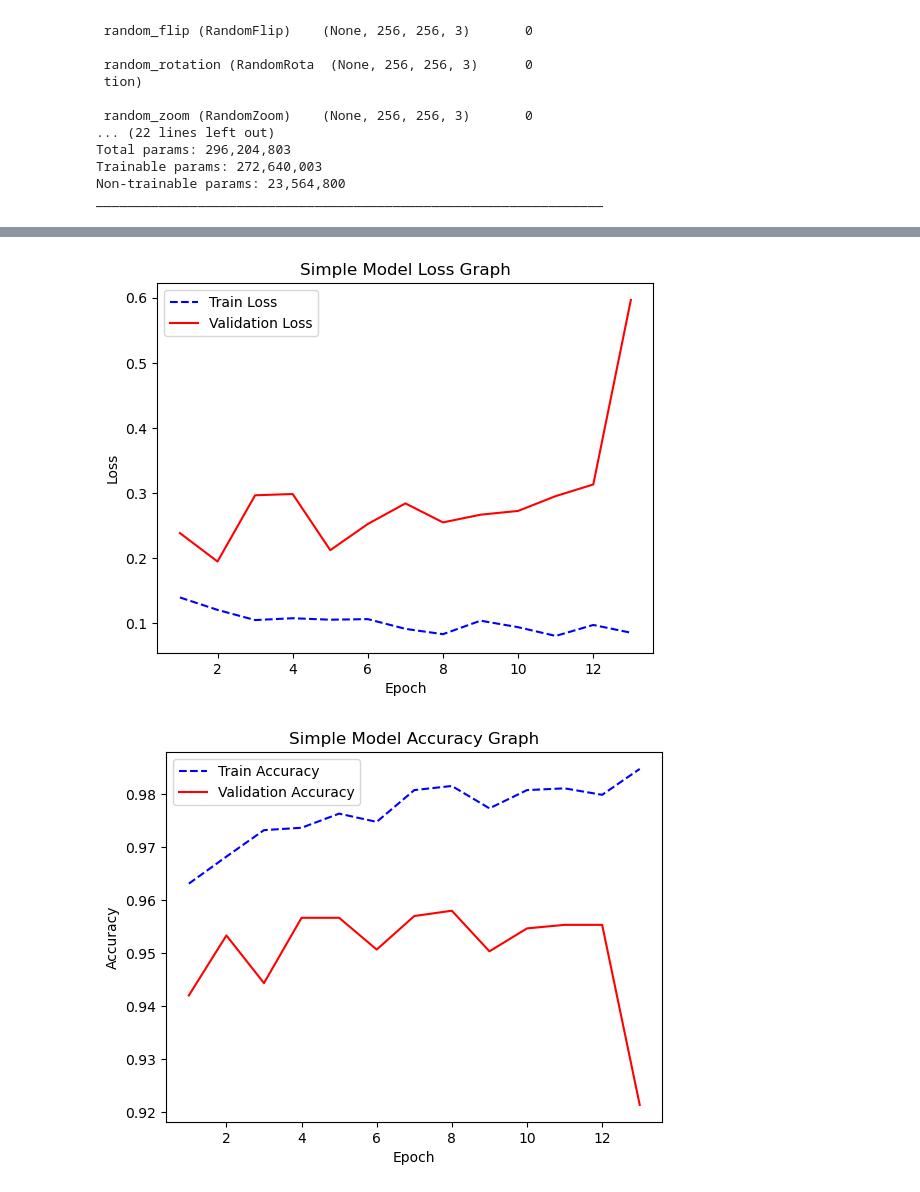
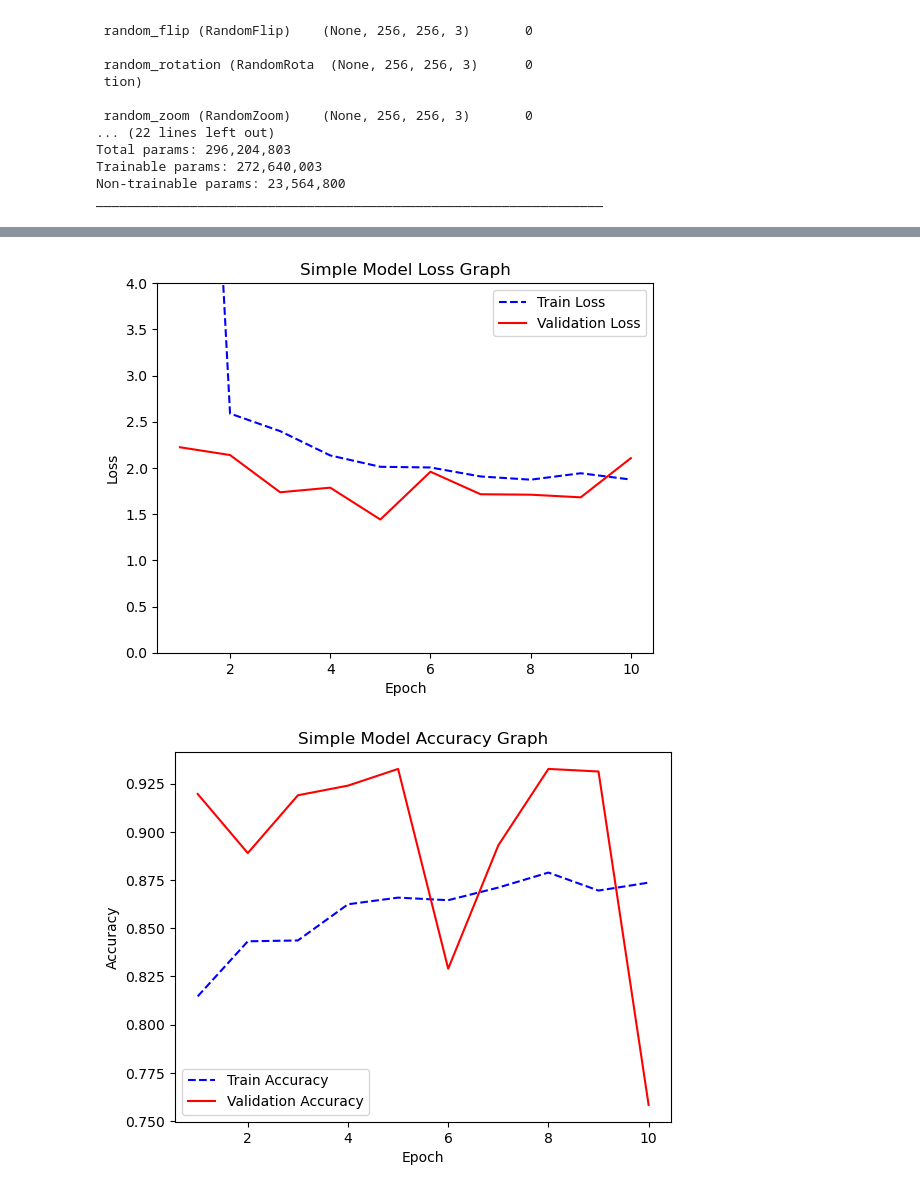
Before and after one commit to MinhyukWoo/keras_lecture, a Jupyter notebook: deep_learning_with_python/midterm/pretrained.ipynb, the cells around one changed output, grey strips where cells are left out. Cells and saved outputs as stored; diff of their text form; code cells hidden in the pictures.

Commit message:
Train midterm simple model and pretrained model

```diff
--- a/deep_learning_with_python/midterm/pretrained.ipynb
+++ b/deep_learning_with_python/midterm/pretrained.ipynb
@@ -109,7 +109,7 @@ def get_pretrained_model(image_size, resnetv2):
     x = tf.keras.layers.Dense(2048, activation="relu", kernel_regularizer="l2")(x)
     x = tf.keras.layers.Dropout(0.5)(x)
     x = tf.keras.layers.Dense(2048, activation="relu", kernel_regularizer="l2")(x)
-    model_out = tf.keras.layers.Dense(3, activation="softmax", kernel_regularizer="l2")(
+    model_out = tf.keras.layers.Dense(3, activation="softmax")(
         x
     )
     # Return model
@@ -165,11 +165,11 @@ class CustomSparseMAE(tf.keras.metrics.Metric):
 pretrained_model.compile(
     optimizer=tf.keras.optimizers.RMSprop(),
     loss=tf.keras.losses.SparseCategoricalCrossentropy(),
-    metrics=[tf.keras.metrics.SparseCategoricalAccuracy()],
+    metrics=[tf.keras.metrics.SparseCategoricalAccuracy(), CustomSparseMAE()],
 )
 # %%
 early_stopping = tf.keras.callbacks.EarlyStopping(
-    monitor="val_sparse_categorical_accuracy", patience=5
+    monitor="val_sparse_categorical_accuracy", patience=5, restore_best_weights=True
 )
 # %%
 prepretrained_model_history =pretrained_model.fit(
@@ -221,15 +221,16 @@ Detected at node 'gradient_tape/dense/kernel/Regularizer/mul' defined at (most r
 # %%
 import matplotlib.pyplot as plt
 epoch_range = range(1, len(prepretrained_model_history.history["loss"]) + 1)
 plt.plot(epoch_range, prepretrained_model_history.history["loss"], "b--", label="Train Loss")
 plt.plot(epoch_range, prepretrained_model_history.history["val_loss"], "r", label="Validation Loss")
+plt.ylim(0, 4)
 plt.title("Simple Model Loss Graph")
 plt.legend()
 plt.xlabel("Epoch")
 plt.ylabel("Loss")
 plt.show()
 # %% [output]
-[figure, old version]
+[figure, new version]
 # %%
 import matplotlib.pyplot as plt
 epoch_range = range(1, len(prepretrained_model_history.history["sparse_categorical_accuracy"]) + 1)
@@ -241,7 +242,7 @@ plt.xlabel("Epoch")
 plt.ylabel("Accuracy")
 plt.show()
 # %% [output]
-[figure, old version]
+[figure, new version]
 # %%
 import matplotlib.pyplot as plt
 epoch_range = range(1, len(prepretrained_model_history.history["custom_mae"]) + 1)
```
Also changed, not shown: parts of 4 cells of this notebook, 1 other file.
